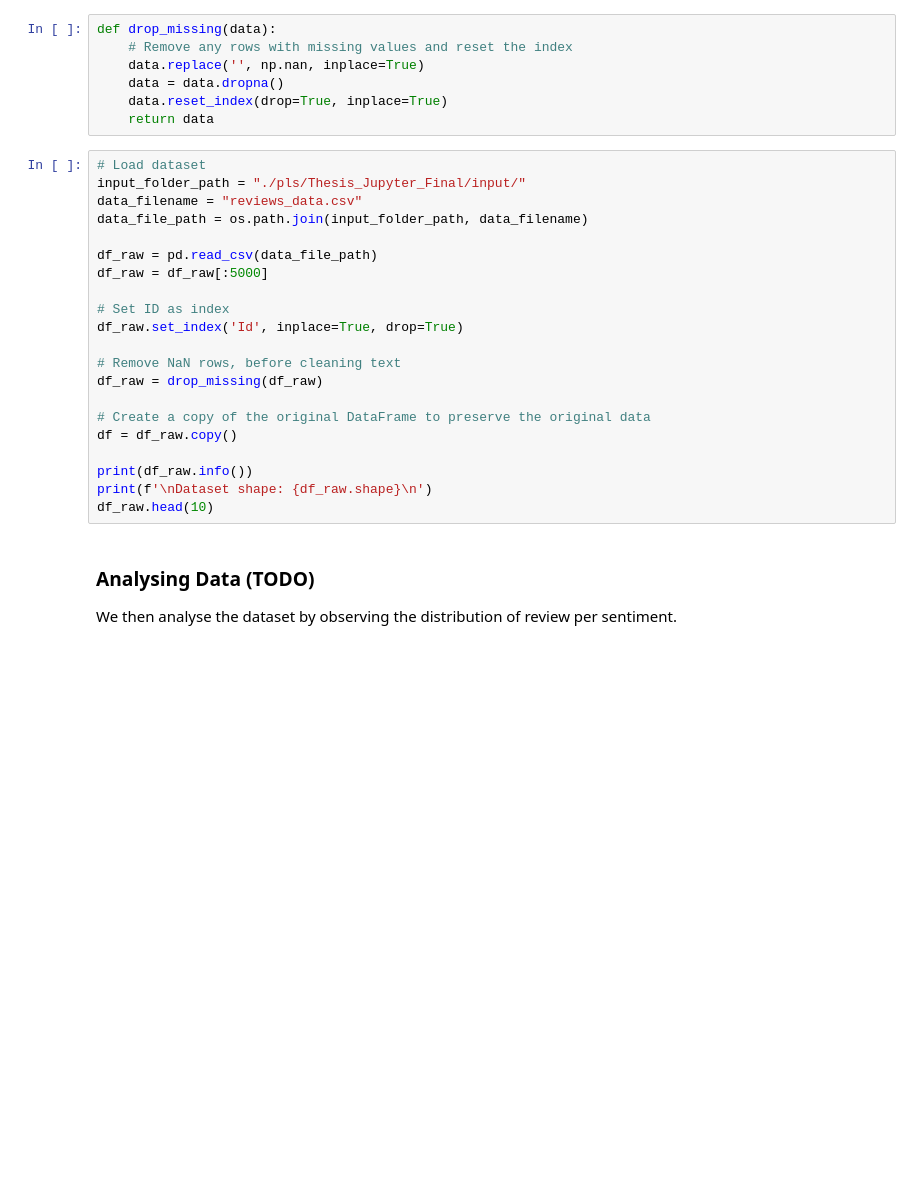
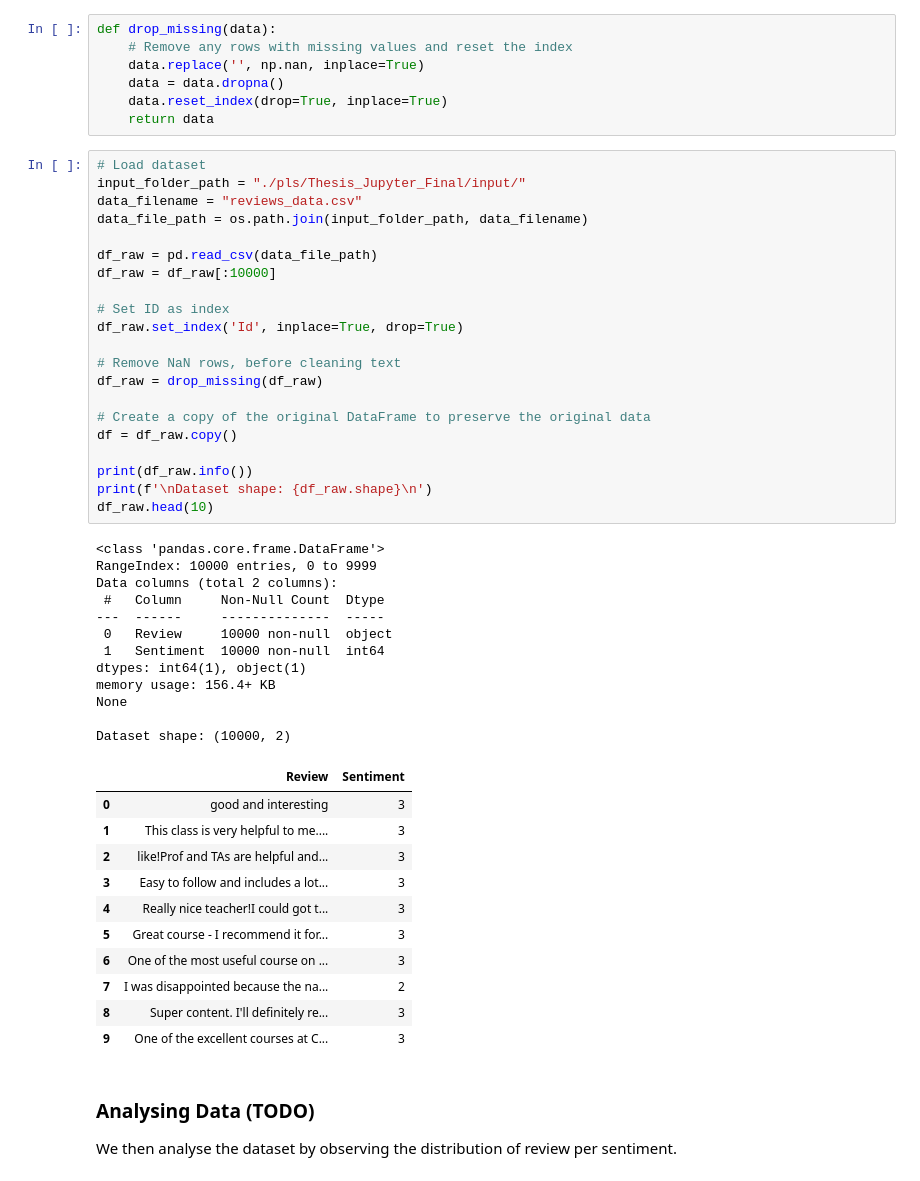
Before and after one commit to ekinfergan/Thesis_Jupyter_Final, a Jupyter notebook: main copy.ipynb, the cells around one changed output. Cells and saved outputs as stored; diff of their text form; blank space fills up the shorter version.

```diff
--- a/main copy.ipynb
+++ b/main copy.ipynb
@@ -31,24 +31,48 @@ def drop_missing(data):
 # %%
 # Load dataset
 input_folder_path = "./pls/Thesis_Jupyter_Final/input/"
 data_filename = "reviews_data.csv"
 data_file_path = os.path.join(input_folder_path, data_filename)
 
 df_raw = pd.read_csv(data_file_path)
-df_raw = df_raw[:5000]
+df_raw = df_raw[:10000]
 
 # Set ID as index
 df_raw.set_index('Id', inplace=True, drop=True)
 
 # Remove NaN rows, before cleaning text
 df_raw = drop_missing(df_raw)
 
 # Create a copy of the original DataFrame to preserve the original data
 df = df_raw.copy()
 
 print(df_raw.info())
 print(f'\nDataset shape: {df_raw.shape}\n')
 df_raw.head(10)
+# %% [output]
+<class 'pandas.core.frame.DataFrame'>
+RangeIndex: 10000 entries, 0 to 9999
+Data columns (total 2 columns):
+ #   Column     Non-Null Count  Dtype
+---  ------     --------------  -----
+ 0   Review     10000 non-null  object
+ 1   Sentiment  10000 non-null  int64
+dtypes: int64(1), object(1)
+memory usage: 156.4+ KB
+None
+
+Dataset shape: (10000, 2)
+|  | Review | Sentiment |
+| 0 | good and interesting | 3 |
+| 1 | This class is very helpful to me.... | 3 |
+| 2 | like!Prof and TAs are helpful and... | 3 |
+| 3 | Easy to follow and includes a lot... | 3 |
+| 4 | Really nice teacher!I could got t... | 3 |
+| 5 | Great course - I recommend it for... | 3 |
+| 6 | One of the most useful course on ... | 3 |
+| 7 | I was disappointed because the na... | 2 |
+| 8 | Super content. I'll definitely re... | 3 |
+| 9 | One of the excellent courses at C... | 3 |
 # %% [markdown]
 ### Analysing Data (TODO)
 We then analyse the dataset by observing the distribution of review per sentiment.
```
Also changed, not shown: parts of 34 cells of this notebook, 12 other files.
